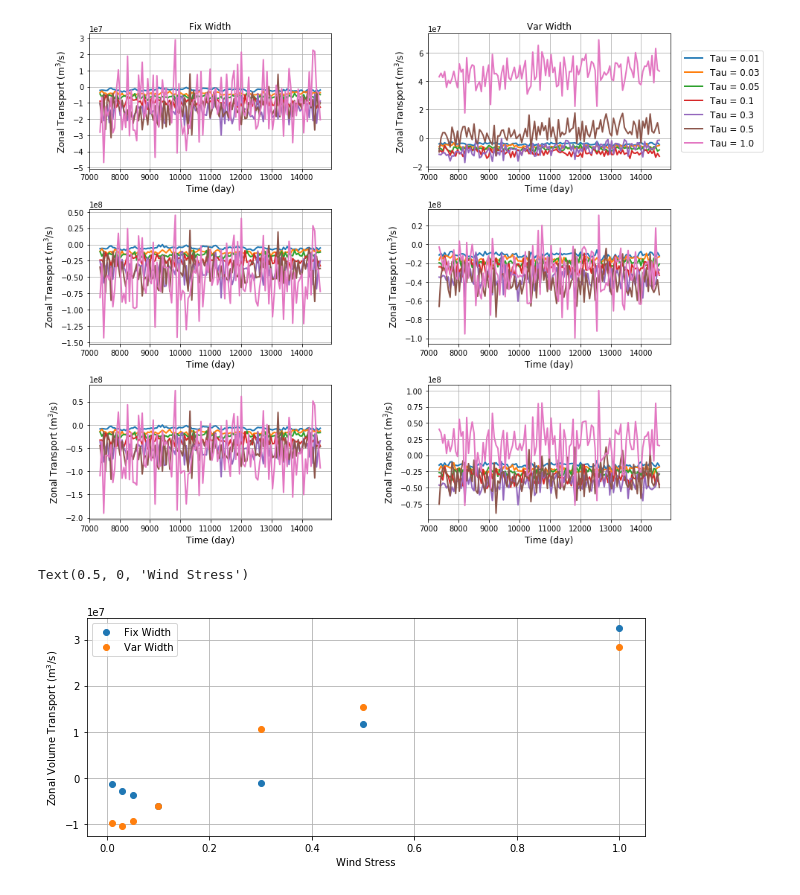
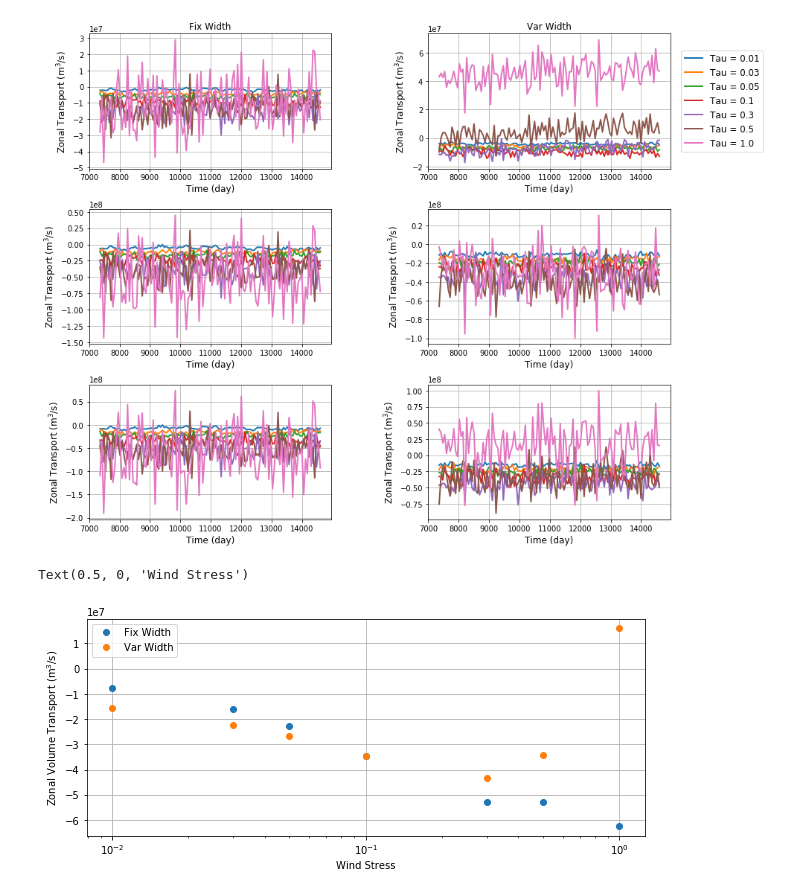
Before and after one commit to hmkhatri/Topography-Eddy-MOM6, a Jupyter notebook: Notebooks/2L_initial.ipynb, the cells around one changed output. Saved outputs shown, nothing was run; the diff lists cells and outputs as text; code cells hidden in the pictures.

```diff
--- a/Notebooks/2L_initial.ipynb
+++ b/Notebooks/2L_initial.ipynb
@@ -80,7 +80,7 @@ fig = plt.figure(figsize=[15,8])
 
 ax = fig.add_subplot(grid_plot[0, 0])
 ax.plot(ds_FW['Time']/(24*3600*1e9), np.sqrt(ds_FW['En']).transpose(), lw=2)
-ax.set_ylabel('Total Energy (J)',fontsize=12)
+ax.set_ylabel('Total Energy $\sqrt{E}$',fontsize=12)
 #ax.set_xlabel('Time (day)', fontsize=12)
 ax.grid()
 #ax.set_yscale('log')
@@ -88,7 +88,7 @@ ax.set_title('Fix Width', fontsize=12)
 
 ax = fig.add_subplot(grid_plot[0, 1])
 ax.plot(ds_VW['Time']/(24*3600*1e9), np.sqrt(ds_VW['En']).transpose(), lw=2)
-ax.set_ylabel('Total Energy (J)',fontsize=12)
+ax.set_ylabel('Total Energy $\sqrt{E}$',fontsize=12)
 #ax.set_xlabel('Time (day)', fontsize=12)
 ax.grid()
 #ax.set_yscale('log')
@@ -97,28 +97,28 @@ ax.legend([ 'Tau = ' + str(lag) for lag in leg], loc='center right', bbox_to_anc
 
 ax = fig.add_subplot(grid_plot[1, 0])
 ax.plot(ds_FW['Time']/(24*3600*1e9), np.sqrt(ds_FW['KE'].isel(Layer=0)).transpose(), lw=2)
-ax.set_ylabel('KE Top (J)',fontsize=12)
+ax.set_ylabel('$\sqrt{KE}$ Top',fontsize=12)
 #ax.set_xlabel('Time (day)', fontsize=12)
 ax.grid()
 #ax.set_yscale('log')
 
 ax = fig.add_subplot(grid_plot[1, 1])
 ax.plot(ds_VW['Time']/(24*3600*1e9), np.sqrt(ds_VW['KE'].isel(Layer=0)).transpose(), lw=2)
-ax.set_ylabel('KE Top (J)',fontsize=12)
+ax.set_ylabel('$\sqrt{KE}$ Top',fontsize=12)
 #ax.set_xlabel('Time (day)', fontsize=12)
 ax.grid()
 #ax.set_yscale('log')
 
 ax = fig.add_subplot(grid_plot[2, 0])
 ax.plot(ds_FW['Time']/(24*3600*1e9), np.sqrt(ds_FW['KE'].isel(Layer=1)).transpose(), lw=2)
-ax.set_ylabel('KE Bottom (J)',fontsize=12)
+ax.set_ylabel('$\sqrt{KE}$ Bottom',fontsize=12)
 #ax.set_xlabel('Time (day)', fontsize=12)
 ax.grid()
 #ax.set_yscale('log')
 
 ax = fig.add_subplot(grid_plot[2, 1])
 ax.plot(ds_VW['Time']/(24*3600*1e9), np.sqrt(ds_VW['KE'].isel(Layer=1)).transpose(), lw=2)
-ax.set_ylabel('KE Bottom (J)',fontsize=12)
+ax.set_ylabel('$\sqrt{KE}$ Bottom',fontsize=12)
 #ax.set_xlabel('Time (day)', fontsize=12)
 ax.grid()
 #ax.set_yscale('log')
@@ -232,5 +293,5 @@ for i in range(0, ds_FW1.tau.shape[0]):
 # %%
-# Time evolution of zonal transport
+# Time evolution of zonal and meridional transport
 
 grid_FW = Grid(ds_FW1, coords={'X': {'center': 'xh', 'right': 'xq'},
                             'Y': {'center': 'yh', 'right': 'yq'}}, periodic=['X']);
@@ -240,9 +301,10 @@ dy = 4000.
 
 #umo_FW = (ds_FW1['u'] * grid_FW.interp(ds_FW1['h'], 'X', boundary='fill') * dy).mean('xq').sum('yh').compute()
 #umo_VW = (ds_VW1['u'] * grid_VW.interp(ds_VW1['h'], 'X', boundary='fill') * dy).mean('xq').sum('yh').compute()
+# .sel(yh=slice(-600, 600))
 
-umo_FW = (ds_FW1['uh'].sel(yh=slice(-600, 600)).mean('xq').sum('yh')).compute()
-umo_VW = (ds_VW1['uh'].sel(yh=slice(-600, 600)).mean('xq').sum('yh')).compute()
+umo_FW = (ds_FW1['uh'].mean('xq').sum('yh')).compute()
+umo_VW = (ds_VW1['uh'].mean('xq').sum('yh')).compute()
 
 vmo_FW = (ds_FW1['vh'].mean('yq').sum('xh')).compute()
 vmo_VW = (ds_VW1['vh'].mean('yq').sum('xh')).compute()
@@ -305,13 +366,13 @@ for i in range(0,3):
 # %%
 tau = [0.01, 0.03, 0.05, 0.1, 0.3, 0.5, 1.0]
 
 fig = plt.figure(figsize=[10,4])
-plt.plot(tau, umo_FW.sum('zl').mean('Time'),'o', label='Fix Width')
-plt.plot(tau, umo_VW.sum('zl').mean('Time'),'o', label='Var Width')
+plt.semilogx(tau, umo_FW.sum('zl').mean('Time'),'o', label='Fix Width')
+plt.semilogx(tau, umo_VW.sum('zl').mean('Time'),'o', label='Var Width')
 plt.grid()
 plt.legend()
 plt.ylabel('Zonal Volume Transport (m$^3$/s)')
 plt.xlabel('Wind Stress')
 # %% [output]
 Text(0.5, 0, 'Wind Stress')
-[figure, old version]
+[figure, new version]
```
Also changed, not shown: parts of 14 cells of this notebook.
